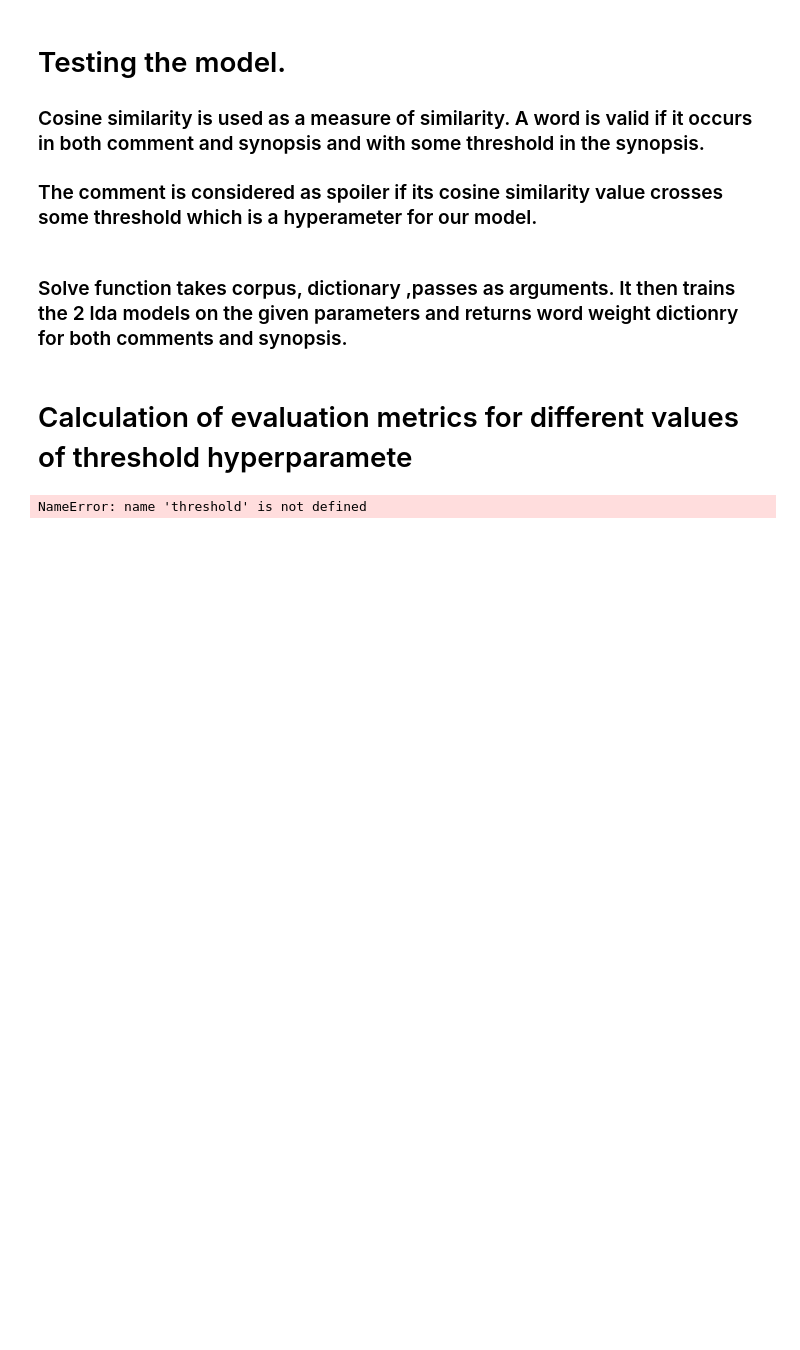
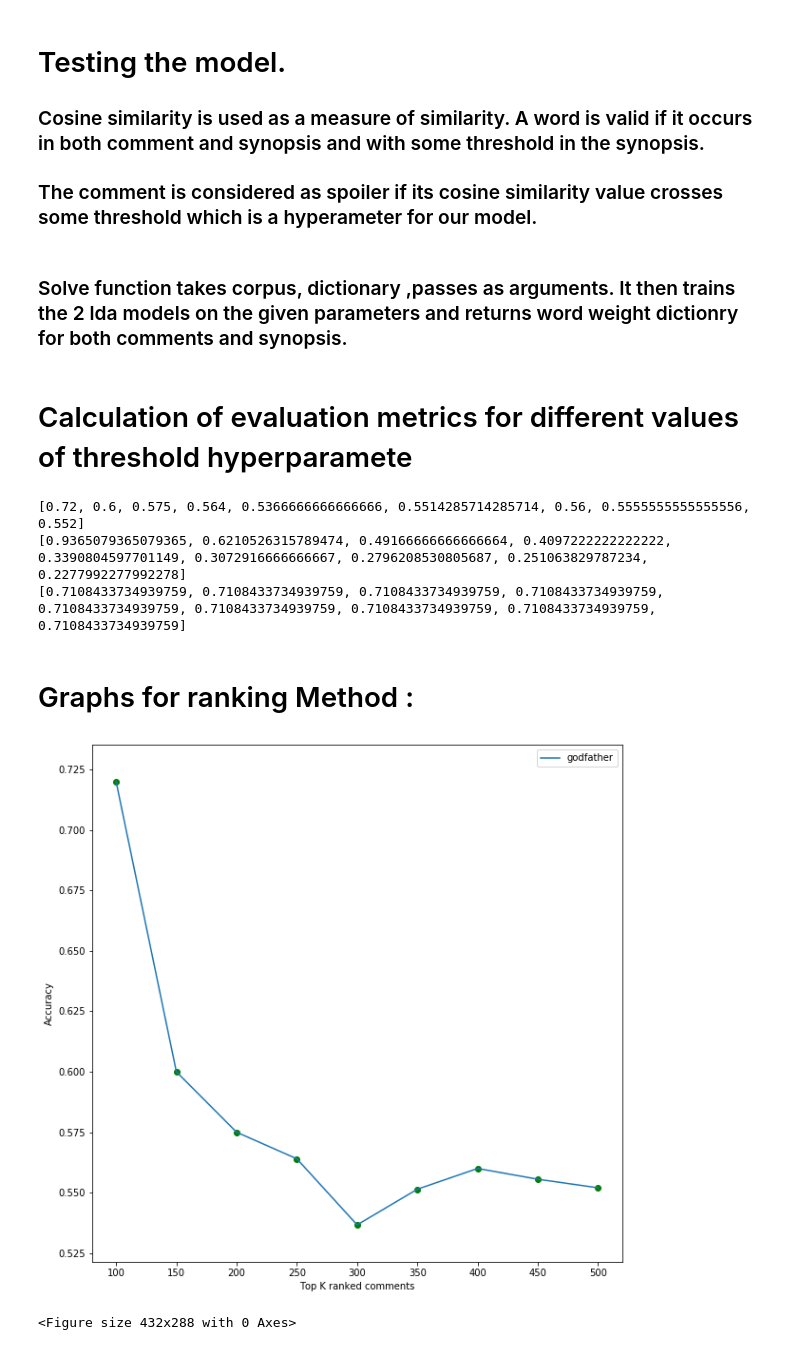
Before and after one commit to atharva-sarage/Data-Mining, a Jupyter notebook: LDA_Synonyms.ipynb, the cells around one changed output. Cells and saved outputs as stored; diff of their text form; code cells hidden in the pictures; blank space fills up the shorter version.

Commit message:
top k rated comments graphs

```diff
--- a/LDA_Synonyms.ipynb
+++ b/LDA_Synonyms.ipynb
@@ -266,8 +266,8 @@ def solve(total_topics,corpus,id_word_dict,corpus2,id_word_dict2,passes):
     # evaluation
     return (word_weight,word_weight_synopsis)
 # %%
-total_topics=1
-passes=1
+total_topics=50
+passes=20
 (word_weight,word_weight_synopsis)=solve(total_topics,corpus,id_word_dict,corpus2,id_word_dict2,passes)
 # %% [markdown]
 # Calculation of evaluation metrics for different values of threshold hyperparamete
@@ -275,26 +312,38 @@ passes=1
 # evaluation metrices for top K comments.(The comments are ranked based on cosine similarity values)
 df4=pd.read_csv("final.csv")
 df4.sort_values(by='output', ascending=False,inplace=True)
-top_k=100
-false_positive=0
-false_negative=0
-true_positive=0
-true_negative=0
-best_threshold= 0.11 # add best threshold obtained
-for i in range(top_k):
-    if  df4['output'][i]>threshold and df4['is_spoiler'][i]==True  :
-        true_positive+=1
-    if  df4['output'][i]<threshold and df4['is_spoiler'][i]==False :
-        true_negative+=1
-    if  df4['output'][i]>threshold and df4['is_spoiler'][i]==False:
-        false_positive+=1
-    if  df4['output'][i]<threshold and df4['is_spoiler'][i]==True:
-        false_negative+=1
+df4.to_csv('top_k.csv')
+acc = []
+pre = []
+rec = []
+klist = [100,150,200,250,300,350,400,450,500]
+for top_k in klist:
+    false_positive=0
+    false_negative=0
+    true_positive=0
+    true_negative=0
+    best_threshold= 0.11 # add best threshold obtained
+    for i in range(top_k):
+        if  df4['output'][i]>best_threshold and df4['is_spoiler'][i]==True  :
+            true_positive+=1
+        if  df4['output'][i]<best_threshold and df4['is_spoiler'][i]==False :
+            true_negative+=1
+        if  df4['output'][i]>best_threshold and df4['is_spoiler'][i]==False:
+            false_positive+=1
+        if  df4['output'][i]<best_threshold and df4['is_spoiler'][i]==True:
+            false_negative+=1
+    total_size = top_k
+    accuracy = (true_positive+true_negative)/(total_size)
+    acc.append(accuracy)
+    precision=true_positive/(true_positive+false_positive)
+    pre.append(precision)
+    recall=true_positive/(true_positive+false_negative)
+    rec.append(recall)
 
-accuracy = (true_positive+true_negative)/(total_size)
-precision=true_positive/(true_positive+false_positive)
-recall=true_positive/(true_positive+false_negative)
-f1score=(2*precision*recall)/(precision+recall)
-print(accuracy,precision,recall,f1score)
+# print(acc)
+# print(pre)
+# print(rec)
 # %% [output]
-NameError: name 'threshold' is not defined
+[0.72, 0.6, 0.575, 0.564, 0.5366666666666666, 0.5514285714285714, 0.56, 0.5555555555555556, 0.552]
+[0.9365079365079365, 0.6210526315789474, 0.49166666666666664, 0.4097222222222222, 0.3390804597701149, 0.3072916666666667, 0.2796208530805687, 0.251063829787234, 0.2277992277992278]
+[0.7108433734939759, 0.7108433734939759, 0.7108433734939759, 0.7108433734939759, 0.7108433734939759, 0.7108433734939759, 0.7108433734939759, 0.7108433734939759, 0.7108433734939759]
@@ -336,0 +353,20 @@ print(true_positive,true_negative,false_positive,false_negative,f1score,accuracy
+# %% [markdown]
+# Graphs  for ranking Method :
+# %%
+# Graph of Accuracy vs  top k comments
+import numpy as np
+import matplotlib.pyplot as plt
+from matplotlib.pyplot import figure
+figure(figsize=(10,10))
+
+plt.scatter(klist,acc,marker='o' ,color='g')
+line1,=plt.plot(klist,acc)
+
+plt.legend((line1,), ('godfather',))
+plt.xlabel('Top K ranked comments')
+plt.ylabel('Accuracy')
+plt.show()
+plt.savefig("plot.jpeg")
+# %% [output]
+[figure, added]
+<Figure size 432x288 with 0 Axes>
```
Also changed, not shown: parts of 5 cells of this notebook, 1 other file.
